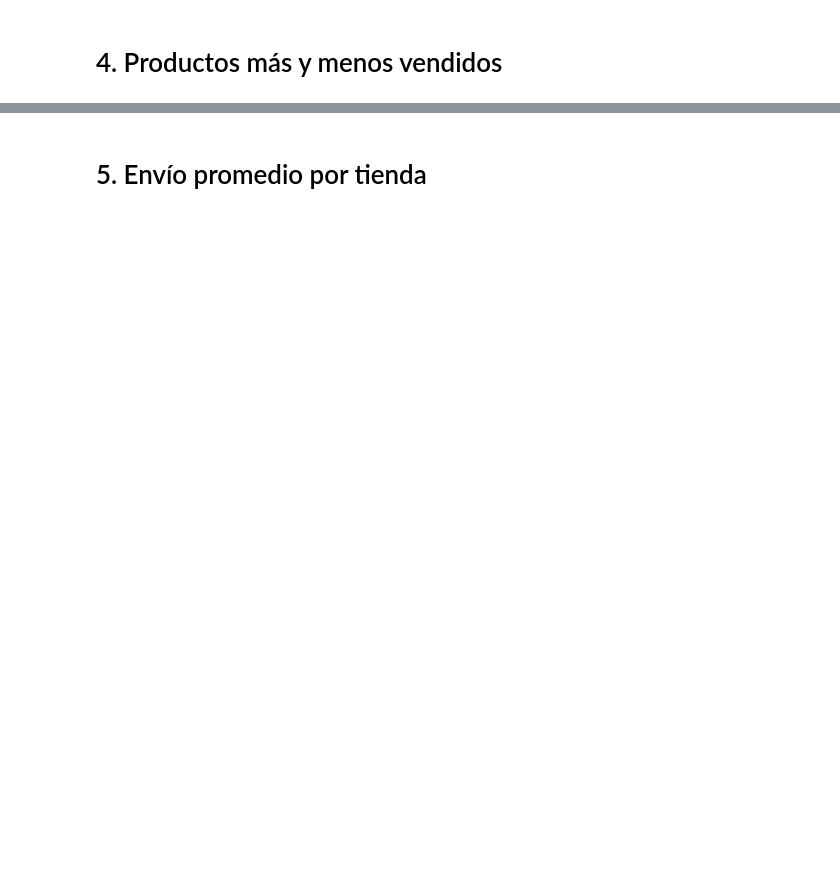
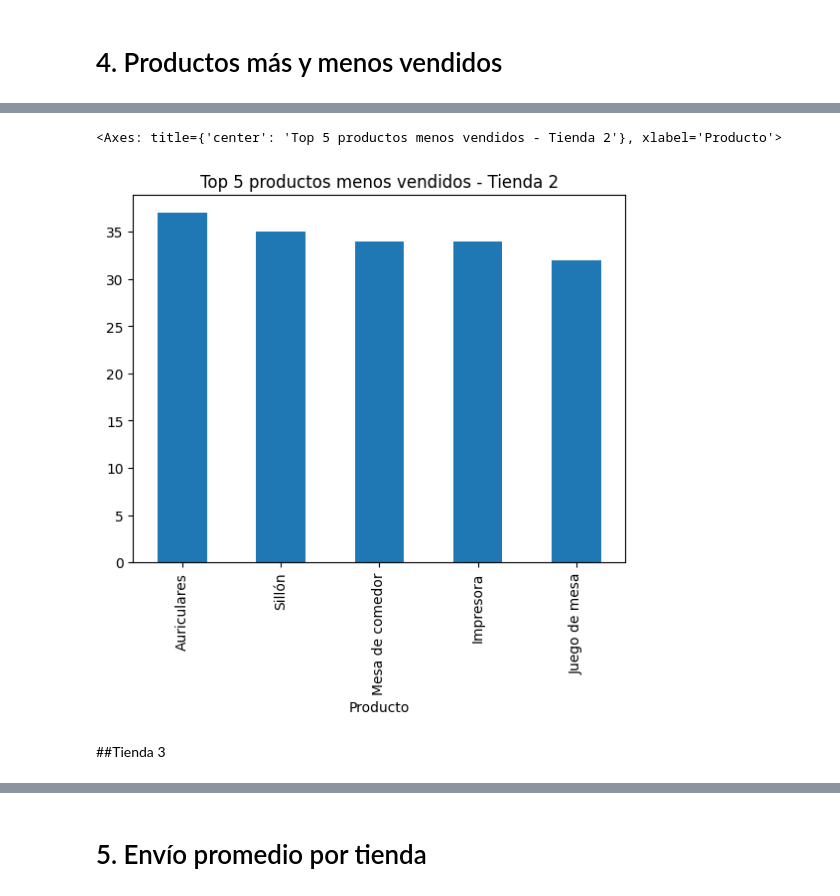
Before and after one commit to vapavezs/alura-store-analysis, a Jupyter notebook: notebooks/AluraStoreLatam.ipynb, the cells around one changed output, grey strips where cells are left out. Cells and saved outputs as stored; diff of their text form; code cells hidden in the pictures; blank space fills up the shorter version.

```diff
--- a/notebooks/AluraStoreLatam.ipynb
+++ b/notebooks/AluraStoreLatam.ipynb
@@ -33,0 +429,7 @@ tienda.head()
+# %%
+productos_tienda2.tail(5).plot(kind='bar', title='Top 5 productos menos vendidos - Tienda 2')
+# %% [output]
+<Axes: title={'center': 'Top 5 productos menos vendidos - Tienda 2'}, xlabel='Producto'>
+[figure, added]
+# %% [markdown]
+##Tienda 3
```
Also changed, not shown: parts of 89 cells of this notebook.
